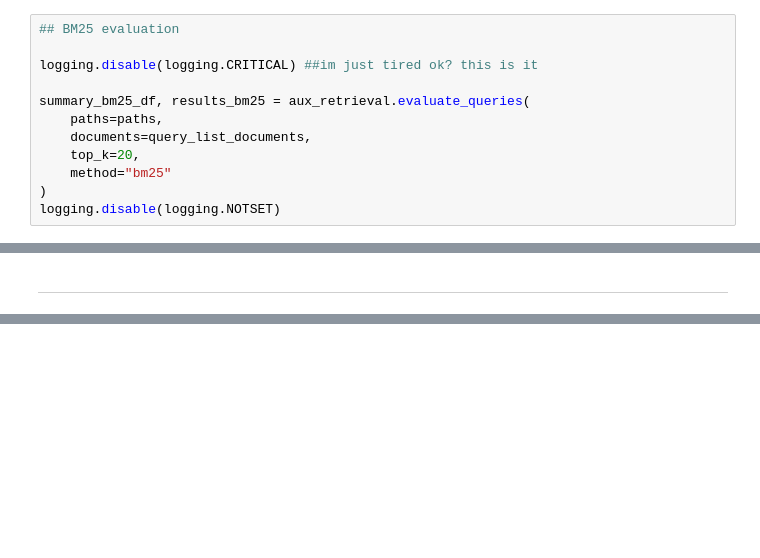
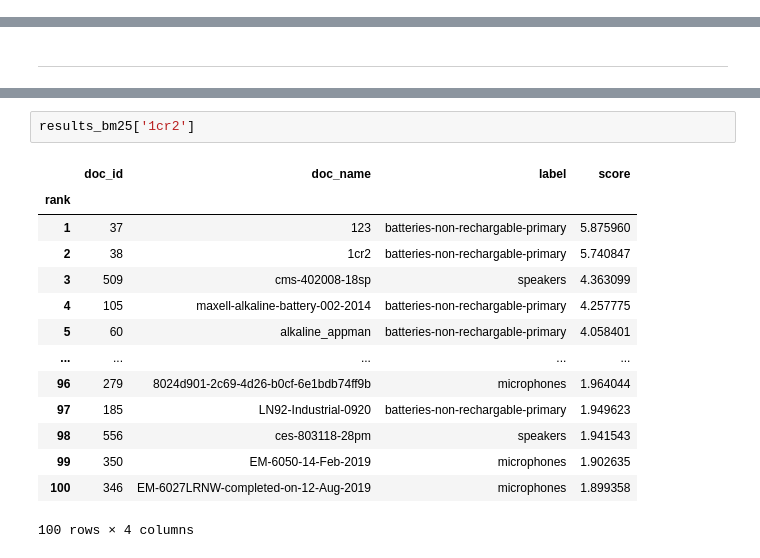
Before and after one commit to pablodevicente/RI_2-Product_Catalog_Classifier, a Jupyter notebook: 01-code/09 - retrieval_evaluation.ipynb, the cells around one changed output, grey strips where cells are left out. Drawn from its saved outputs; the diff is of its cells as text; blank space fills up the shorter version.

Commit message:
refactored. both vsm and bm25 unify under the same class.
vsm and bm25 evaluation done

```diff
--- a/01-code/09 - retrieval_evaluation.ipynb
+++ b/01-code/09 - retrieval_evaluation.ipynb
@@ -65,12 +44,0 @@ display(results_map['1cr2'][:5])
-# %%
-## BM25 evaluation
-
-logging.disable(logging.CRITICAL) ##im just tired ok? this is it
-
-summary_bm25_df, results_bm25 = aux_retrieval.evaluate_queries(
-    paths=paths,
-    documents=query_list_documents,
-    top_k=20,
-    method="bm25"
-)
-logging.disable(logging.NOTSET)
@@ -265,0 +232,17 @@ display(query_data)
+# %%
+results_bm25['1cr2']
+# %% [output]
+|  | doc_id | doc_name | label | score |
+| rank |  |  |  |  |
+| 1 | 37 | 123 | batteries-non-rechargable-primary | 5.875960 |
+| 2 | 38 | 1cr2 | batteries-non-rechargable-primary | 5.740847 |
+| 3 | 509 | cms-402008-18sp | speakers | 4.363099 |
+| 4 | 105 | maxell-alkaline-battery-002-2014 | batteries-non-rechargable-primary | 4.257775 |
+| 5 | 60 | alkaline_appman | batteries-non-rechargable-primary | 4.058401 |
+| ... | ... | ... | ... | ... |
+| 96 | 279 | 8024d901-2c69-4d26-b0cf-6e1bdb74ff9b | microphones | 1.964044 |
+| 97 | 185 | LN92-Industrial-0920 | batteries-non-rechargable-primary | 1.949623 |
+| 98 | 556 | ces-803118-28pm | speakers | 1.941543 |
+| 99 | 350 | EM-6050-14-Feb-2019 | microphones | 1.902635 |
+| 100 | 346 | EM-6027LRNW-completed-on-12-Aug-2019 | microphones | 1.899358 |
+100 rows × 4 columns
```
Also changed, not shown: parts of 18 cells of this notebook, 4 other files.
